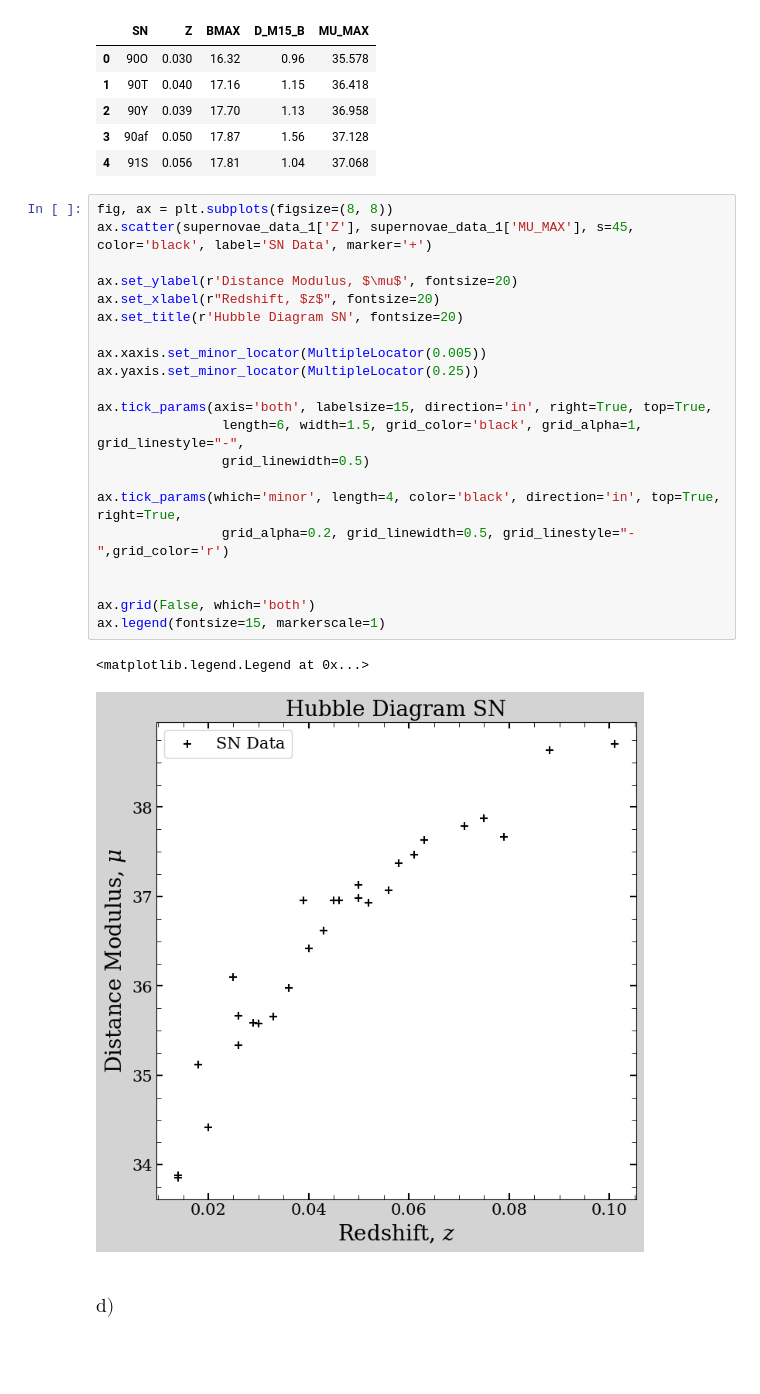
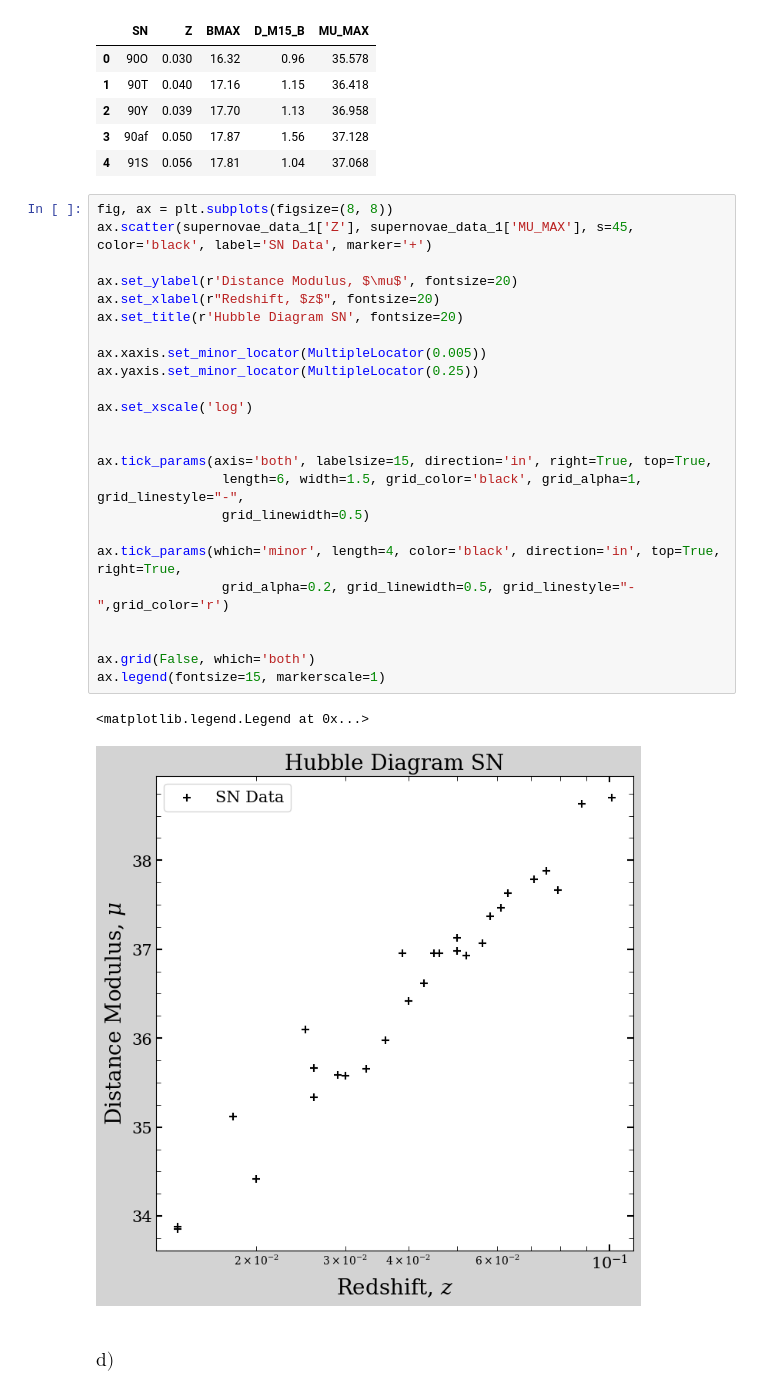
Before and after one commit to ojedarcelo/astrocodigos, a Jupyter notebook: AST0411 - Astrofísica Extragaláctica/Tareas/Tarea 1/tarea_1.ipynb, the cells around one changed output. Cells and saved outputs as stored; diff of their text form; blank space fills up the shorter version.

```diff
--- a/AST0411 - Astrofísica Extragaláctica/Tareas/Tarea 1/tarea_1.ipynb
+++ b/AST0411 - Astrofísica Extragaláctica/Tareas/Tarea 1/tarea_1.ipynb
@@ -1212,27 +1212,30 @@ supernovae_data_1.head()
 # %%
 fig, ax = plt.subplots(figsize=(8, 8))
 ax.scatter(supernovae_data_1['Z'], supernovae_data_1['MU_MAX'], s=45, color='black', label='SN Data', marker='+')
 
 ax.set_ylabel(r'Distance Modulus, $\mu$', fontsize=20)
 ax.set_xlabel(r"Redshift, $z$", fontsize=20)
 ax.set_title(r'Hubble Diagram SN', fontsize=20)
 
 ax.xaxis.set_minor_locator(MultipleLocator(0.005))
 ax.yaxis.set_minor_locator(MultipleLocator(0.25))
 
+ax.set_xscale('log')
+
+
 ax.tick_params(axis='both', labelsize=15, direction='in', right=True, top=True,
                 length=6, width=1.5, grid_color='black', grid_alpha=1, grid_linestyle="-",
                 grid_linewidth=0.5)
 
 ax.tick_params(which='minor', length=4, color='black', direction='in', top=True, right=True,
                 grid_alpha=0.2, grid_linewidth=0.5, grid_linestyle="-",grid_color='r')
 
 
 ax.grid(False, which='both')
 ax.legend(fontsize=15, markerscale=1)
 # %% [output]
 <matplotlib.legend.Legend at 0x...>
-[figure, old version]
+[figure, new version]
 # %% [markdown]
 ### $\text{d)}$
 # %%
```
Also changed, not shown: parts of 4 cells of this notebook.
